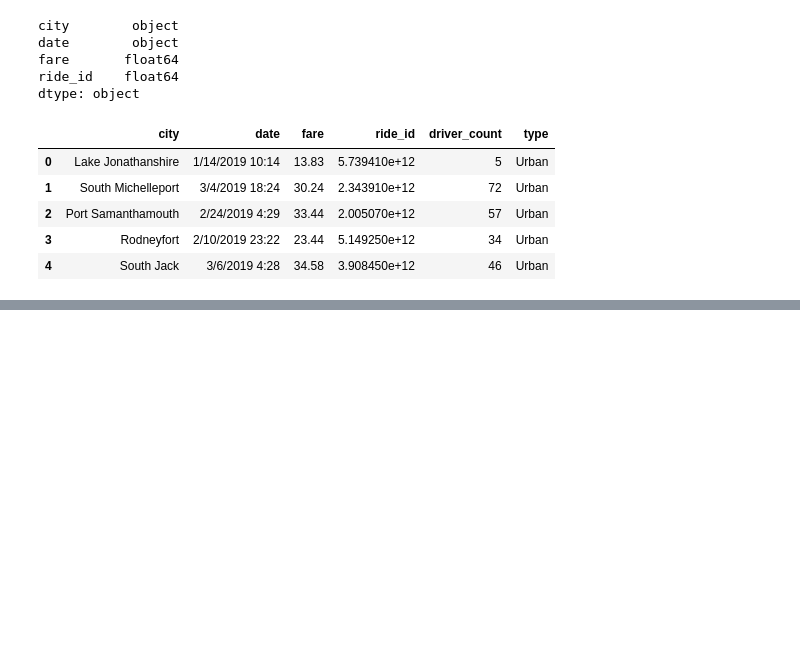
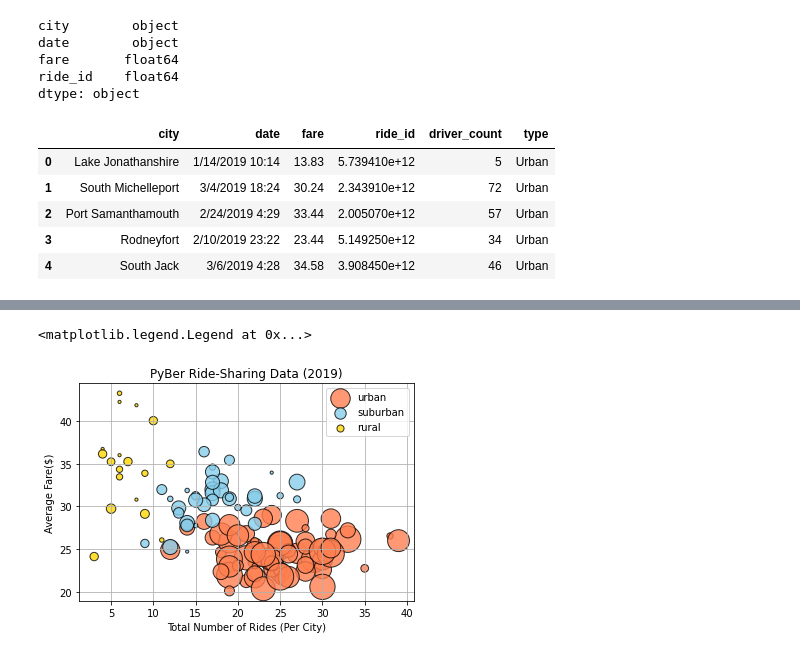
Before and after one commit to ldvermunt/PyBer_Analysis, a Jupyter notebook: PyBer.ipynb, the cells around one changed output, grey strips where cells are left out. Saved outputs shown, nothing was run; the diff lists cells and outputs as text; code cells hidden in the pictures; blank space fills up the shorter version.

```diff
--- a/PyBer.ipynb
+++ b/PyBer.ipynb
@@ -111,0 +287,29 @@ pyber_data_df.head()
+# %%
+#To combine the previous charts into one, combine them into one cell and run the cell:
+
+plt.scatter(urban_ride_count, urban_avg_fare, s=10*urban_avg_drivers, c="coral", edgecolor="black",
+            linewidth=1, alpha=0.8, label="urban")
+plt.title('PyBer Ride-Sharing Data (2019)')
+plt.xlabel('Total Number of Rides (Per City)')
+plt.ylabel('Average Fare($)')
+plt.grid(True)
+plt.legend()
+
+plt.scatter(suburban_ride_count, suburban_avg_fare, s=10*suburban_avg_drivers, c="skyblue", edgecolor="black",
+            linewidth=1, alpha=0.8, label="suburban")
+plt.title('PyBer Ride-Sharing Data (2019)')
+plt.xlabel('Total Number of Rides (Per City)')
+plt.ylabel('Average Fare($)')
+plt.grid(True)
+plt.legend()
+
+plt.scatter(rural_ride_count, rural_avg_fare, s=10*rural_avg_drivers, c="gold", edgecolor="black",
+            linewidth=1, alpha=0.8, label="rural")
+plt.title('PyBer Ride-Sharing Data (2019)')
+plt.xlabel('Total Number of Rides (Per City)')
+plt.ylabel('Average Fare($)')
+plt.grid(True)
+plt.legend()
+# %% [output]
+<matplotlib.legend.Legend at 0x...>
+[figure, added]
```
Also changed, not shown: parts of 54 cells of this notebook.
